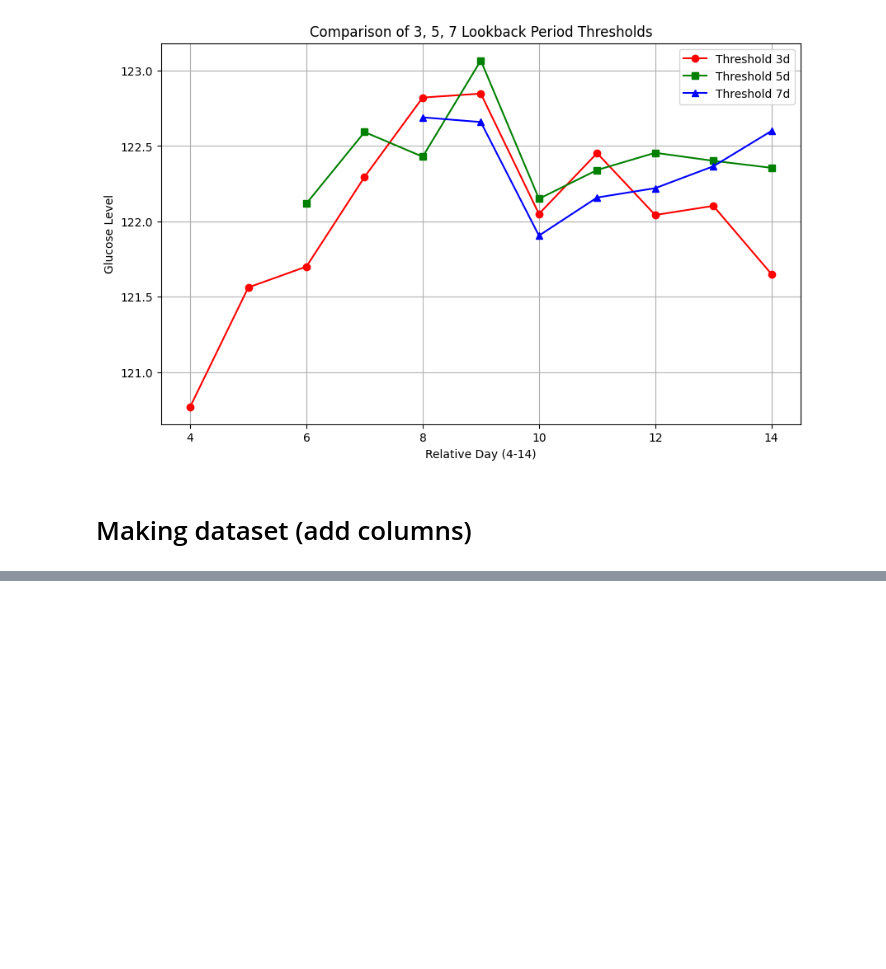
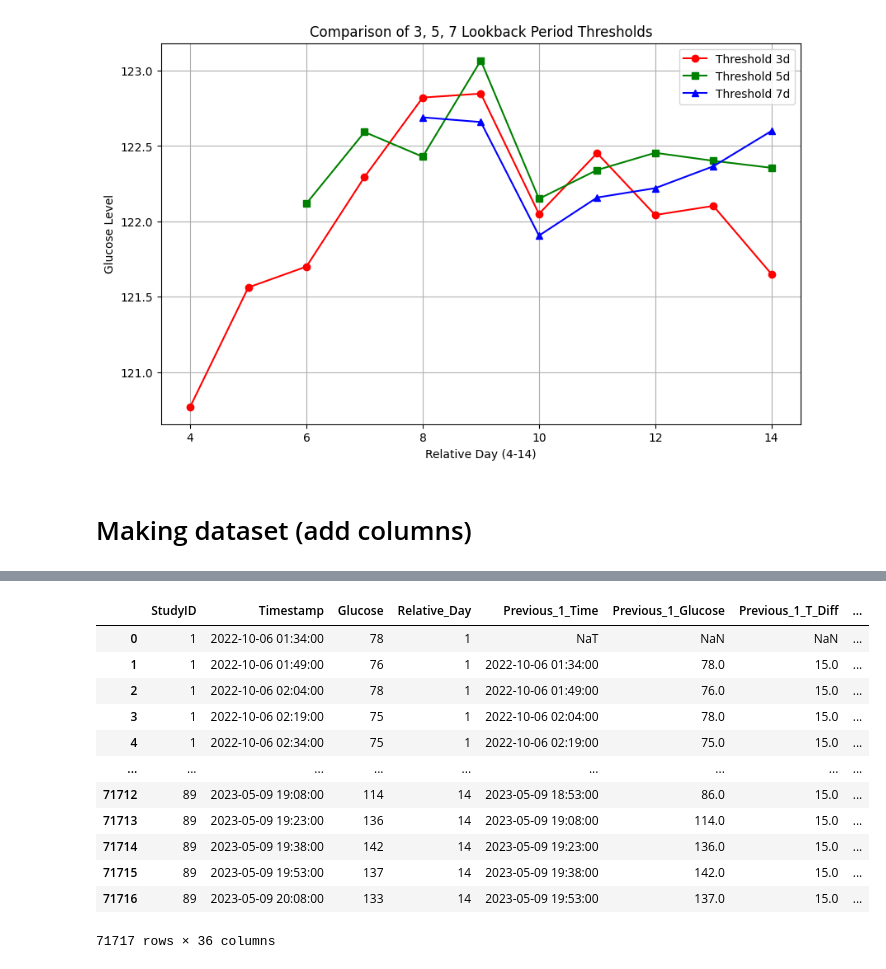
Before and after one commit to bglimtamu/CGM, a Jupyter notebook: Vis_0224.ipynb, the cells around one changed output, grey strips where cells are left out. Drawn from its saved outputs; the diff is of its cells as text; code cells hidden in the pictures; blank space fills up the shorter version.

```diff
--- a/Vis_0224.ipynb
+++ b/Vis_0224.ipynb
@@ -1106,0 +1145,50 @@ plt.show()
+# %%
+import pandas as pd
+import numpy as np
+
+
+
+# Convert Timestamp to datetime format
+df_10_td['Timestamp'] = pd.to_datetime(df_10_td['Timestamp'])
+
+
+# Create a new column to store glucose values after 1 hour
+df_10_td['Glucose_After_1h'] = np.nan
+
+# Function to find glucose levels 1 hour later for each StudyID group
+def find_glucose_after_1h(group):
+    timestamps = group['Timestamp'].astype('datetime64[ns]').values  # numpy 배열로 변환
+    glucose_values = group['Glucose'].values
+    result = np.full(len(group), np.nan)  # 기본값 NaN
+
+    for i, time in enumerate(timestamps):
+        # Find the index of the first timestamp that is at least 1 hour later
+        idx = np.searchsorted(timestamps, time + np.timedelta64(1, 'h'), side='left')
+
+        # If the index is within a valid range, store the corresponding glucose value
+        if idx < len(group):
+            result[i] = glucose_values[idx]
+
+    group['Glucose_After_1h'] = result
+    return group
+
+df_10_td = df_10_td.groupby('StudyID', group_keys=False).apply(find_glucose_after_1h)
+
+# Add GE column (initialized as empty)
+df_10_td['GE'] = ""
+# %%
+df_10_td
+# %% [output]
+|  | StudyID | Timestamp | Glucose | Relative_Day | Previous_1_Time | Previous_1_Glucose | Previous_1_T_Diff | ... |
+| 0 | 1 | 2022-10-06 01:34:00 | 78 | 1 | NaT | NaN | NaN | ... |
+| 1 | 1 | 2022-10-06 01:49:00 | 76 | 1 | 2022-10-06 01:34:00 | 78.0 | 15.0 | ... |
+| 2 | 1 | 2022-10-06 02:04:00 | 78 | 1 | 2022-10-06 01:49:00 | 76.0 | 15.0 | ... |
+| 3 | 1 | 2022-10-06 02:19:00 | 75 | 1 | 2022-10-06 02:04:00 | 78.0 | 15.0 | ... |
+| 4 | 1 | 2022-10-06 02:34:00 | 75 | 1 | 2022-10-06 02:19:00 | 75.0 | 15.0 | ... |
+| ... | ... | ... | ... | ... | ... | ... | ... | ... |
+| 71712 | 89 | 2023-05-09 19:08:00 | 114 | 14 | 2023-05-09 18:53:00 | 86.0 | 15.0 | ... |
+| 71713 | 89 | 2023-05-09 19:23:00 | 136 | 14 | 2023-05-09 19:08:00 | 114.0 | 15.0 | ... |
+| 71714 | 89 | 2023-05-09 19:38:00 | 142 | 14 | 2023-05-09 19:23:00 | 136.0 | 15.0 | ... |
+| 71715 | 89 | 2023-05-09 19:53:00 | 137 | 14 | 2023-05-09 19:38:00 | 142.0 | 15.0 | ... |
+| 71716 | 89 | 2023-05-09 20:08:00 | 133 | 14 | 2023-05-09 19:53:00 | 137.0 | 15.0 | ... |
+71717 rows × 36 columns
```
Also changed, not shown: parts of 5 cells of this notebook.
